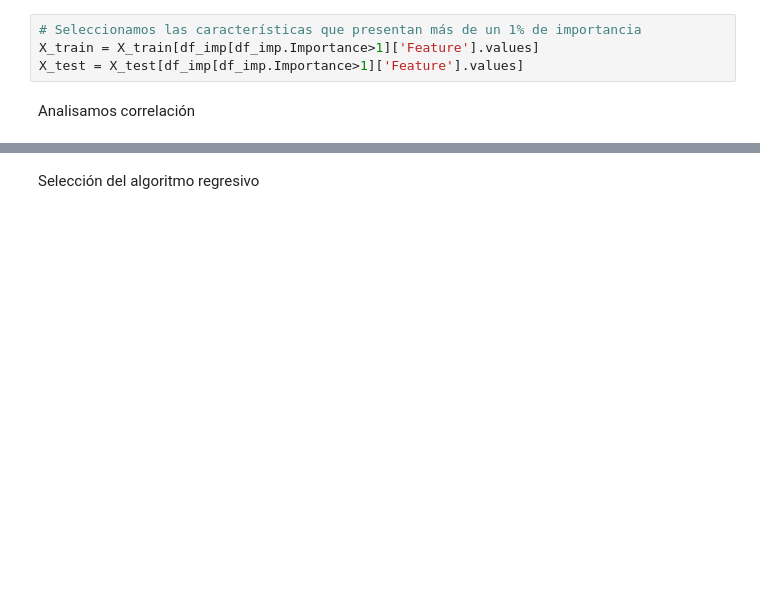
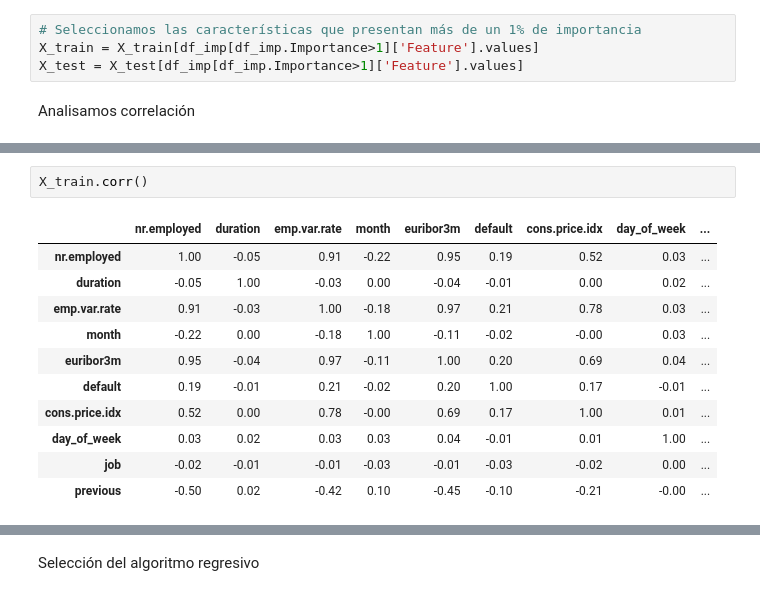
Before and after one commit to 4GeeksAcademy/Pauline-Your-first-ML-algorithm, a Jupyter notebook: src/explore.ipynb, the cells around one changed output, grey strips where cells are left out. Drawn from its saved outputs; the diff is of its cells as text; blank space fills up the shorter version.

```diff
--- a/src/explore.ipynb
+++ b/src/explore.ipynb
@@ -403,0 +449,14 @@ education_unknown                                -0.135598           1.000000
+# %%
+X_train.corr()
+# %% [output]
+|  | nr.employed | duration | emp.var.rate | month | euribor3m | default | cons.price.idx | day_of_week | ... |
+| nr.employed | 1.00 | -0.05 | 0.91 | -0.22 | 0.95 | 0.19 | 0.52 | 0.03 | ... |
+| duration | -0.05 | 1.00 | -0.03 | 0.00 | -0.04 | -0.01 | 0.00 | 0.02 | ... |
+| emp.var.rate | 0.91 | -0.03 | 1.00 | -0.18 | 0.97 | 0.21 | 0.78 | 0.03 | ... |
+| month | -0.22 | 0.00 | -0.18 | 1.00 | -0.11 | -0.02 | -0.00 | 0.03 | ... |
+| euribor3m | 0.95 | -0.04 | 0.97 | -0.11 | 1.00 | 0.20 | 0.69 | 0.04 | ... |
+| default | 0.19 | -0.01 | 0.21 | -0.02 | 0.20 | 1.00 | 0.17 | -0.01 | ... |
+| cons.price.idx | 0.52 | 0.00 | 0.78 | -0.00 | 0.69 | 0.17 | 1.00 | 0.01 | ... |
+| day_of_week | 0.03 | 0.02 | 0.03 | 0.03 | 0.04 | -0.01 | 0.01 | 1.00 | ... |
+| job | -0.02 | -0.01 | -0.01 | -0.03 | -0.01 | -0.03 | -0.02 | 0.00 | ... |
+| previous | -0.50 | 0.02 | -0.42 | 0.10 | -0.45 | -0.10 | -0.21 | -0.00 | ... |
```
Also changed, not shown: parts of 46 cells of this notebook.
